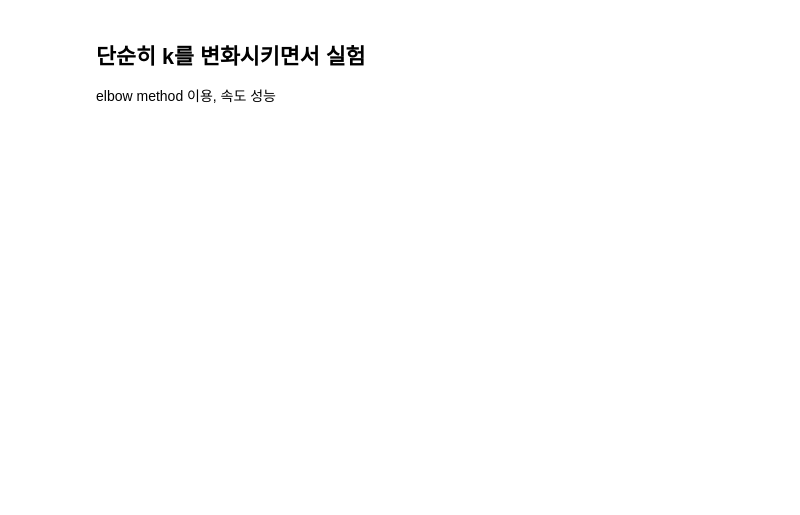
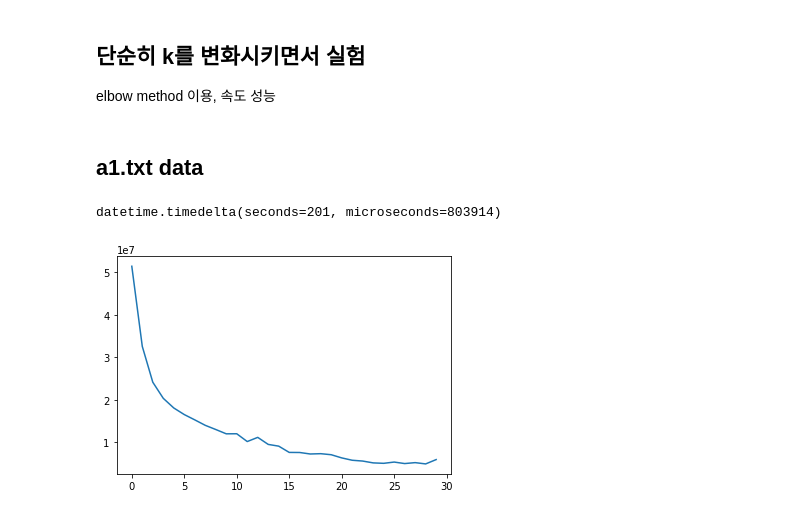
Before and after one commit to optboy/k-means, a Jupyter notebook: k-means.ipynb, the cells around one changed output. Saved outputs shown, nothing was run; the diff lists cells and outputs as text; code cells hidden in the pictures; blank space fills up the shorter version.

```diff
--- a/k-means.ipynb
+++ b/k-means.ipynb
@@ -502,3 +487,11 @@ with open('elbow_result.pickle', 'wb') as handle:
     pickle.dump(elbow_result, handle, protocol=pickle.HIGHEST_PROTOCOL)
 
 # elbow_result
+# %% [markdown]
+## a1.txt data
+# %%
+plt.plot(elbow_result['a1.txt']['tot_dist_l'])
+elbow_result['a1.txt']['time']
+# %% [output]
+datetime.timedelta(seconds=201, microseconds=803914)
+[figure, added]
```
Also changed, not shown: parts of 40 cells of this notebook, 1 other file.
